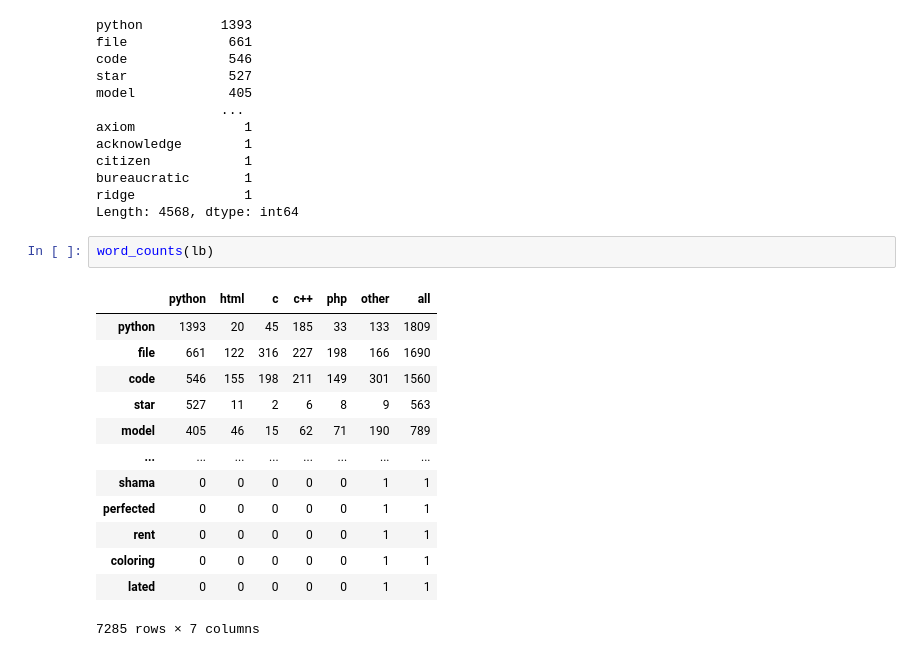
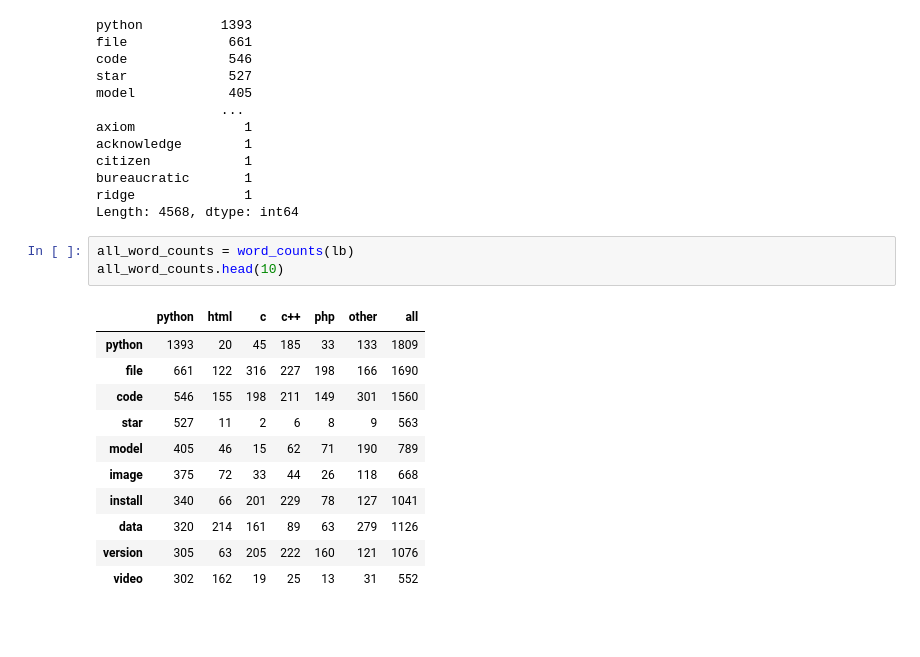
Before and after one commit to Dash-n-Dave-NLP/Project-Dave, a Jupyter notebook: final_draft.ipynb, the cells around one changed output. Cells and saved outputs as stored; diff of their text form; blank space fills up the shorter version.

```diff
--- a/final_draft.ipynb
+++ b/final_draft.ipynb
@@ -129,18 +163,17 @@ bureaucratic       1
 ridge              1
 Length: 4568, dtype: int64
 # %%
-word_counts(lb)
+all_word_counts = word_counts(lb)
+all_word_counts.head(10)
 # %% [output]
 |  | python | html | c | c++ | php | other | all |
 | python | 1393 | 20 | 45 | 185 | 33 | 133 | 1809 |
 | file | 661 | 122 | 316 | 227 | 198 | 166 | 1690 |
 | code | 546 | 155 | 198 | 211 | 149 | 301 | 1560 |
 | star | 527 | 11 | 2 | 6 | 8 | 9 | 563 |
 | model | 405 | 46 | 15 | 62 | 71 | 190 | 789 |
-| ... | ... | ... | ... | ... | ... | ... | ... |
-| shama | 0 | 0 | 0 | 0 | 0 | 1 | 1 |
-| perfected | 0 | 0 | 0 | 0 | 0 | 1 | 1 |
-| rent | 0 | 0 | 0 | 0 | 0 | 1 | 1 |
-| coloring | 0 | 0 | 0 | 0 | 0 | 1 | 1 |
-| lated | 0 | 0 | 0 | 0 | 0 | 1 | 1 |
+| image | 375 | 72 | 33 | 44 | 26 | 118 | 668 |
+| install | 340 | 66 | 201 | 229 | 78 | 127 | 1041 |
+| data | 320 | 214 | 161 | 89 | 63 | 279 | 1126 |
+| version | 305 | 63 | 205 | 222 | 160 | 121 | 1076 |
+| video | 302 | 162 | 19 | 25 | 13 | 31 | 552 |
-7285 rows × 7 columns
```
Also changed, not shown: parts of 24 cells of this notebook, 3 other files.
